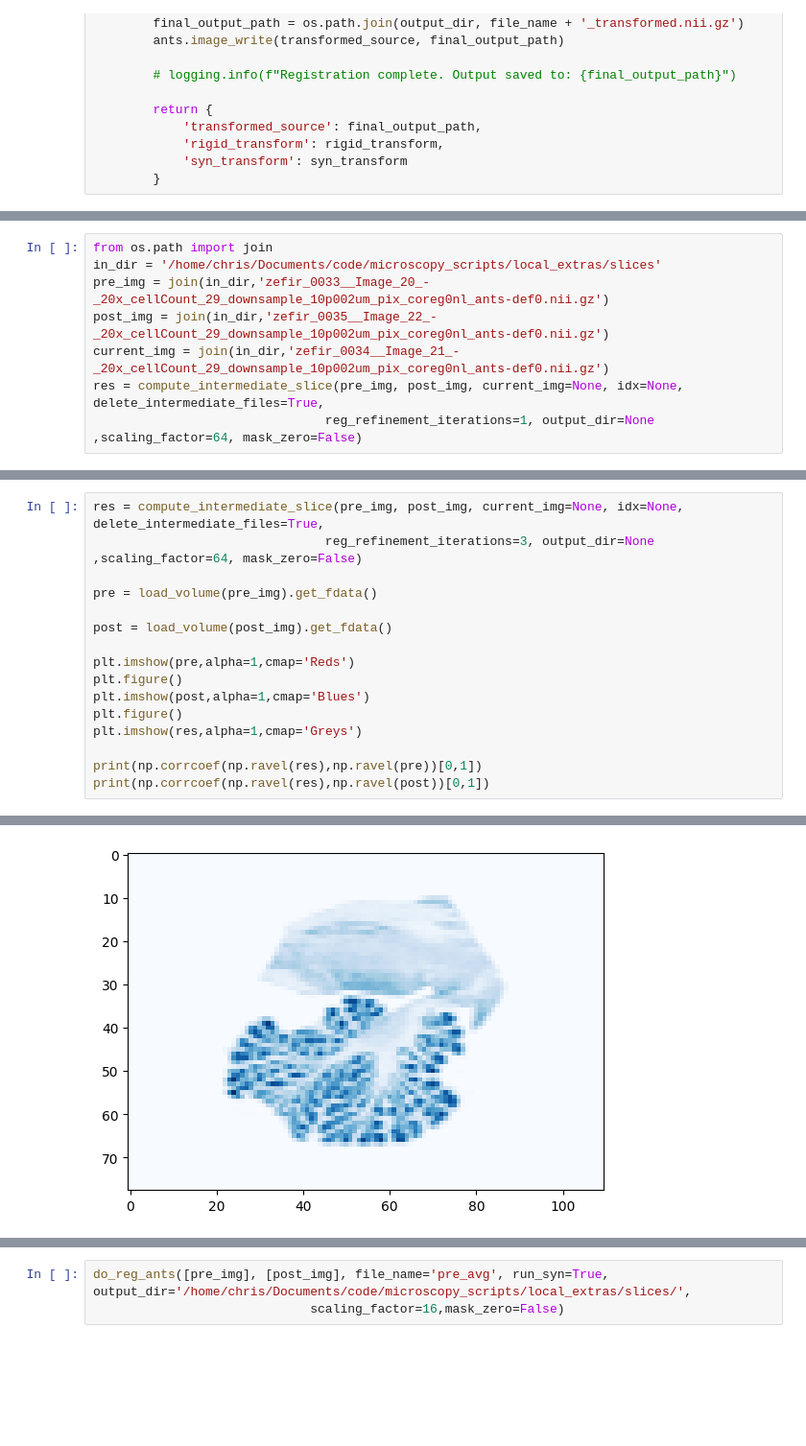
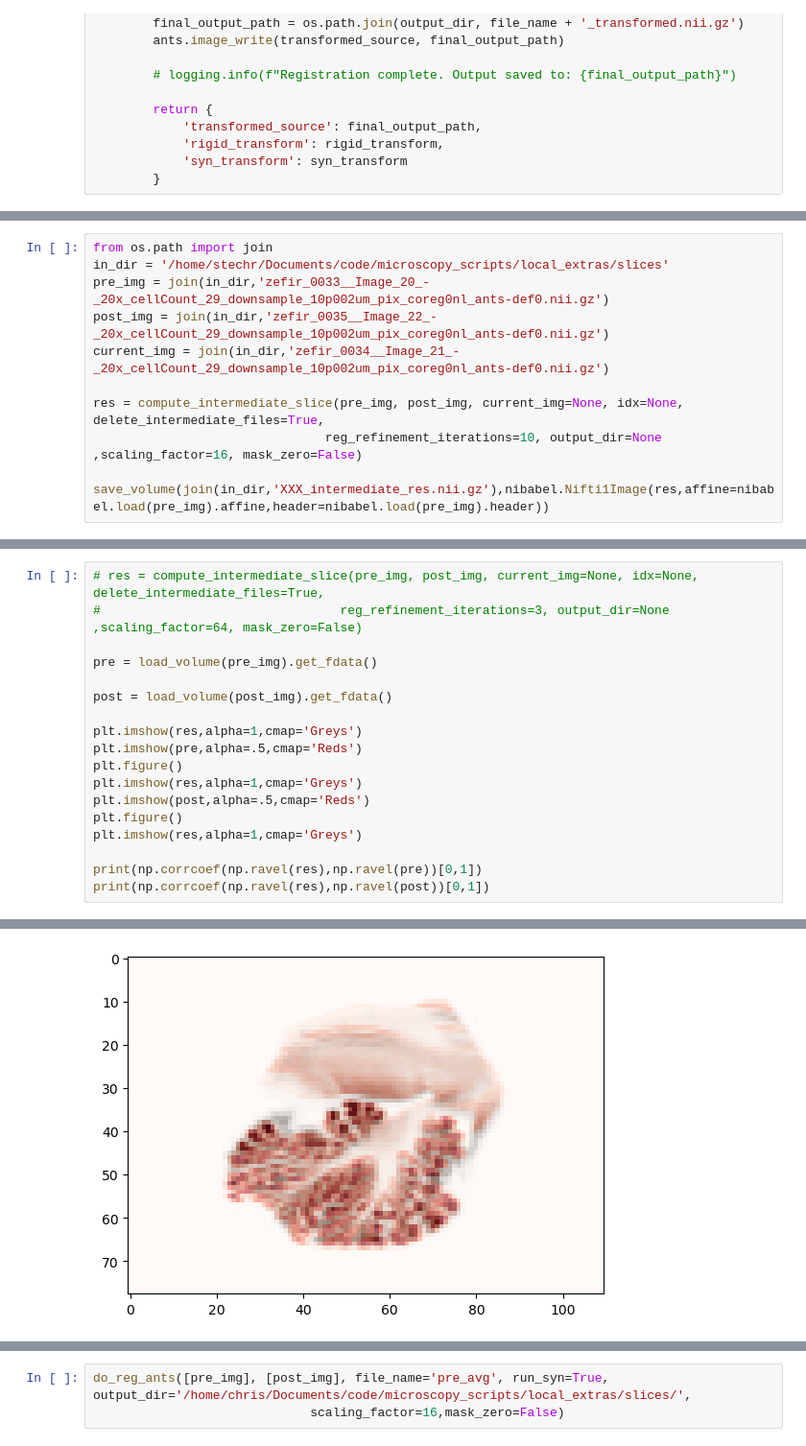
Before and after one commit to neuralabc/microscopy_scripts, a Jupyter notebook: scripts/2025_03_Slice_Interp_reg_testing.ipynb, the cells around one changed output, grey strips where cells are left out. Shown: that part at 96% size. Cells and saved outputs as stored; diff of their text form; blank space fills up the shorter version.

Commit message:
basic code for sharpening image to bring it closer to its neighbours.

```diff
--- a/scripts/2025_03_Slice_Interp_reg_testing.ipynb
+++ b/scripts/2025_03_Slice_Interp_reg_testing.ipynb
@@ -293,10 +295,13 @@ def compute_intermediate_slice(pre_img, post_img, current_img=None, idx=None, de
             print("[temporary files deleted]")
 # %%
 from os.path import join
-in_dir = '/home/chris/Documents/code/microscopy_scripts/local_extras/slices'
+in_dir = '/home/stechr/Documents/code/microscopy_scripts/local_extras/slices'
 pre_img = join(in_dir,'zefir_0033__Image_20_-_20x_cellCount_29_downsample_10p002um_pix_coreg0nl_ants-def0.nii.gz')
 post_img = join(in_dir,'zefir_0035__Image_22_-_20x_cellCount_29_downsample_10p002um_pix_coreg0nl_ants-def0.nii.gz')
 current_img = join(in_dir,'zefir_0034__Image_21_-_20x_cellCount_29_downsample_10p002um_pix_coreg0nl_ants-def0.nii.gz')
+
 res = compute_intermediate_slice(pre_img, post_img, current_img=None, idx=None, delete_intermediate_files=True,
-                               reg_refinement_iterations=1, output_dir=None ,scaling_factor=64, mask_zero=False)
+                               reg_refinement_iterations=10, output_dir=None ,scaling_factor=16, mask_zero=False)
+
+save_volume(join(in_dir,'XXX_intermediate_res.nii.gz'),nibabel.Nifti1Image(res,affine=nibabel.load(pre_img).affine,header=nibabel.load(pre_img).header))
 # %% [output]
@@ -320,14 +325,16 @@ AttributeError: module 'ants.utils' has no attribute '_int_antsProcessArguments'
 # %%
-res = compute_intermediate_slice(pre_img, post_img, current_img=None, idx=None, delete_intermediate_files=True,
-                               reg_refinement_iterations=3, output_dir=None ,scaling_factor=64, mask_zero=False)
+# res = compute_intermediate_slice(pre_img, post_img, current_img=None, idx=None, delete_intermediate_files=True,
+#                                reg_refinement_iterations=3, output_dir=None ,scaling_factor=64, mask_zero=False)
 
 pre = load_volume(pre_img).get_fdata()
 
 post = load_volume(post_img).get_fdata()
 
-plt.imshow(pre,alpha=1,cmap='Reds')
+plt.imshow(res,alpha=1,cmap='Greys')
+plt.imshow(pre,alpha=.5,cmap='Reds')
 plt.figure()
-plt.imshow(post,alpha=1,cmap='Blues')
+plt.imshow(res,alpha=1,cmap='Greys')
+plt.imshow(post,alpha=.5,cmap='Reds')
 plt.figure()
 plt.imshow(res,alpha=1,cmap='Greys')
 
@@ -351 +347 @@ Temporary files for slice interpolation were saved in: /tmp/intermediate_slice_y
-[figure, old version]
+[figure, new version]
```
Also changed, not shown: parts of 8 cells of this notebook.
